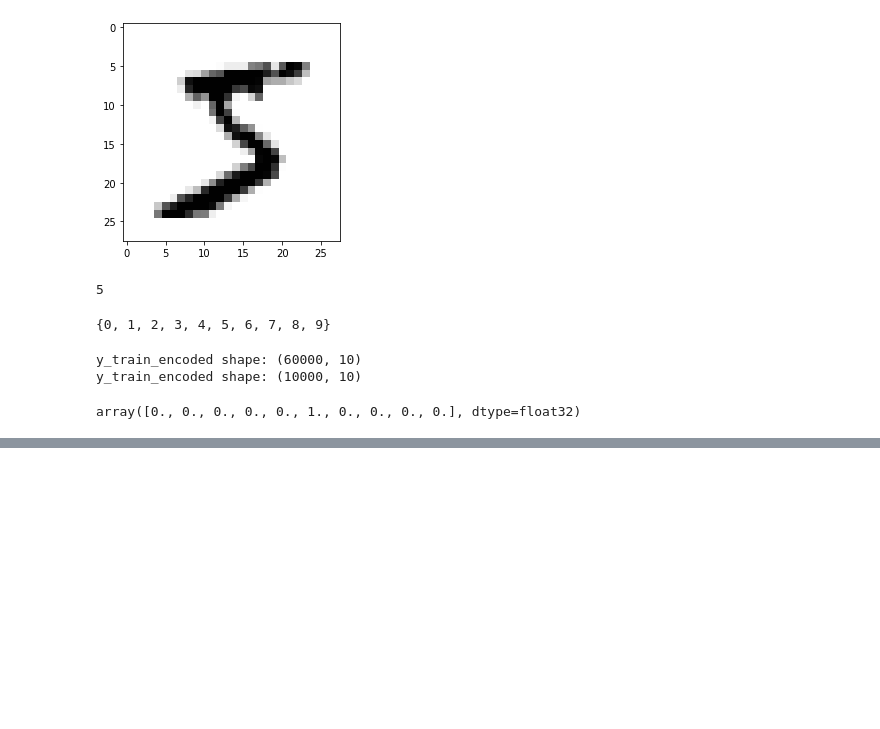
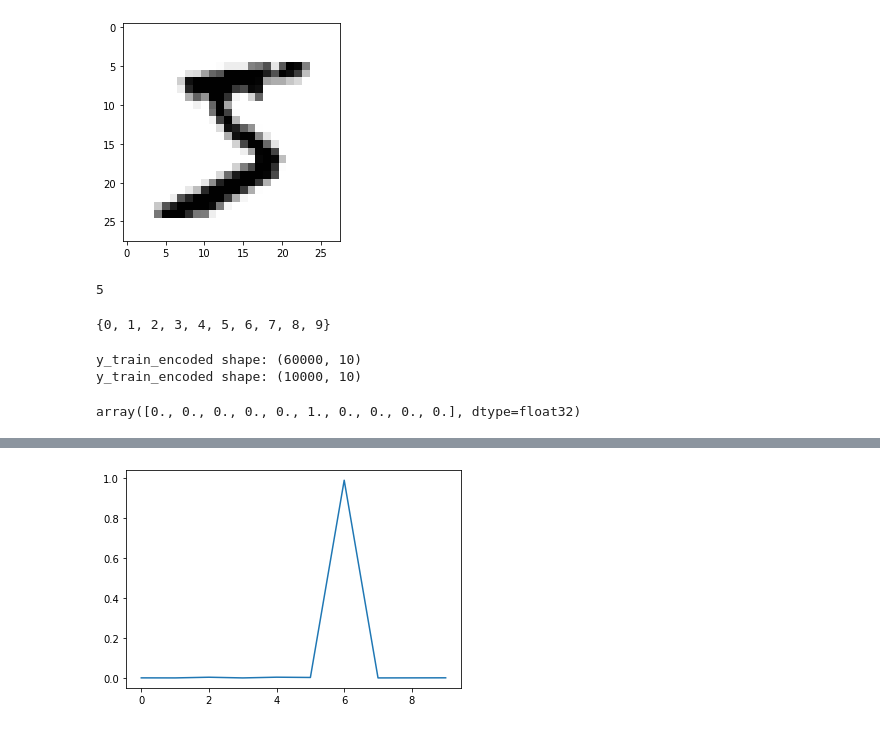
Before and after one commit to Shivam5278/Cartoonify-an-Image, a Jupyter notebook: Handwritten_digit_recognition.ipynb, the cells around one changed output, grey strips where cells are left out. Saved outputs shown, nothing was run; the diff lists cells and outputs as text; code cells hidden in the pictures; blank space fills up the shorter version.

```diff
--- a/Handwritten_digit_recognition.ipynb
+++ b/Handwritten_digit_recognition.ipynb
@@ -65,0 +160,5 @@ model = Sequential([
+# %%
+plt.plot(preds[8])
+plt.show()
+# %% [output]
+[figure, added]
```
Also changed, not shown: parts of 9 cells of this notebook.
